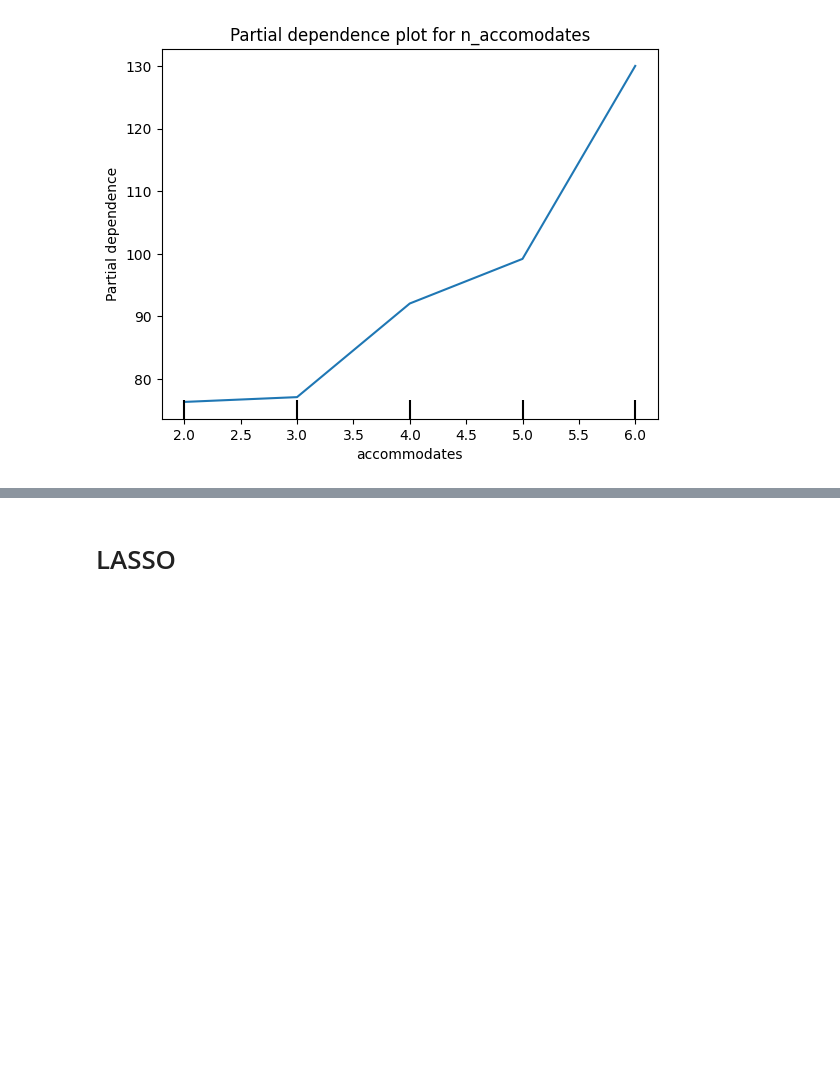
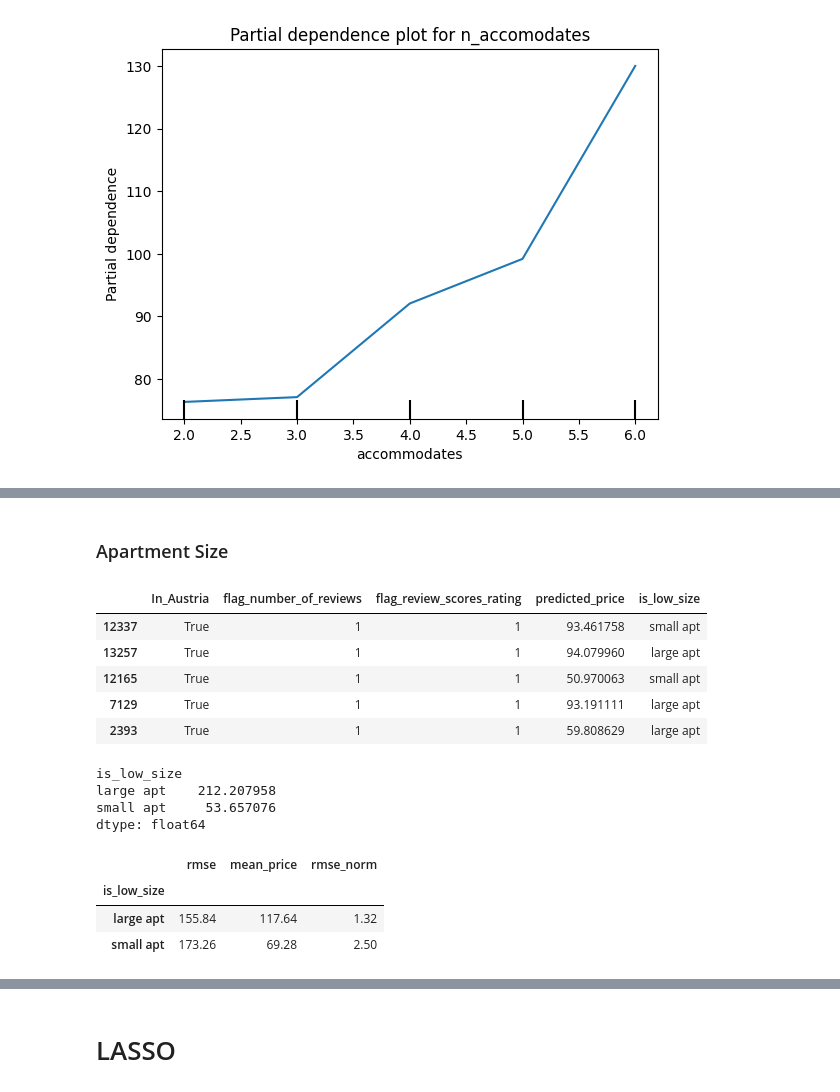
Before and after one commit to 00Dabide/DA3-Assignment-2, a Jupyter notebook: Assignment-2.ipynb, the cells around one changed output, grey strips where cells are left out. Cells and saved outputs as stored; diff of their text form; code cells hidden in the pictures; blank space fills up the shorter version.

```diff
--- a/Assignment-2.ipynb
+++ b/Assignment-2.ipynb
@@ -695,0 +740,48 @@ pd.DataFrame(
+# %%
+data_holdout_w_prediction = data_holdout.assign(
+    predicted_price=rf_pipeline.predict(data_holdout[predictors_2])
+)
+# %% [markdown]
+### Apartment Size
+# %%
+data_holdout_w_prediction['is_low_size'] = data_holdout_w_prediction.accommodates.map(lambda x: 'small apt' if x < 3 else 'large apt')
+
+data_holdout_w_prediction.iloc[0:5, -5:]
+# %% [output]
+|  | In_Austria | flag_number_of_reviews | flag_review_scores_rating | predicted_price | is_low_size |
+| 12337 | True | 1 | 1 | 93.461758 | small apt |
+| 13257 | True | 1 | 1 | 94.079960 | large apt |
+| 12165 | True | 1 | 1 | 50.970063 | small apt |
+| 7129 | True | 1 | 1 | 93.191111 | large apt |
+| 2393 | True | 1 | 1 | 59.808629 | large apt |
+# %%
+data_holdout_w_prediction.groupby('is_low_size').apply(lambda x: mean_squared_error(x.predicted_price, x.price, squared=False))
+# %% [output]
+is_low_size
+large apt    212.207958
+small apt     53.657076
+dtype: float64
+# %%
+def calculate_rmse(groupby_obj):
+    return (
+        groupby_obj.apply(
+            lambda x: mean_squared_error(x.predicted_price, x.price, squared=False),
+        )
+        .to_frame(name="rmse")
+        .assign(mean_price=groupby_obj.apply(lambda x: np.mean(x.price)).values)
+        .assign(rmse_norm=lambda x: x.rmse / x.mean_price).round(2)
+    )
+
+
+# cheaper or more expensive flats - not used in book
+grouped_object = data_holdout_w_prediction.assign(
+    is_low_size=lambda x: np.where(x.accommodates <= 3, "small apt", "large apt")
+).groupby("is_low_size")
+accom_subset = calculate_rmse(grouped_object)
+
+accom_subset
+# %% [output]
+|  | rmse | mean_price | rmse_norm |
+| is_low_size |  |  |  |
+| large apt | 155.84 | 117.64 | 1.32 |
+| small apt | 173.26 | 69.28 | 2.50 |
```
Also changed, not shown: parts of 23 cells of this notebook.
